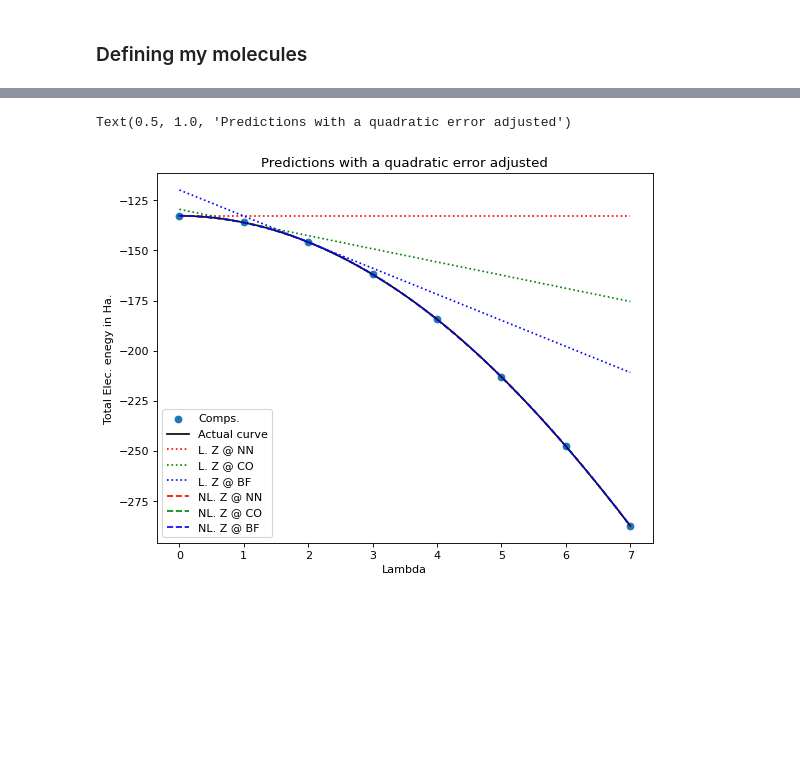
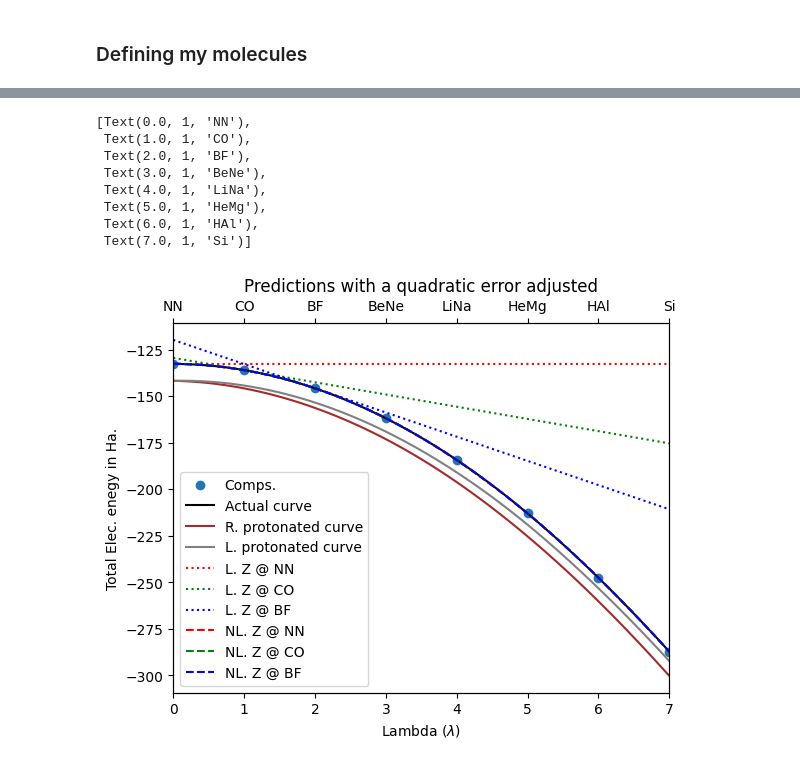
Before and after one commit to meetc1213/QA, a Jupyter notebook: My_code.ipynb, the cells around one changed output, grey strips where cells are left out. Saved outputs shown, nothing was run; the diff lists cells and outputs as text; code cells hidden in the pictures; blank space fills up the shorter version.

```diff
--- a/My_code.ipynb
+++ b/My_code.ipynb
@@ -82,10 +168,10 @@ def get_pred(mol_i,AG_i, e_i,l_i,l_f):
 # uncontracted cc-pvdz
 d = 2.1
 NN = gto.M(atom= f"N 0 0 0; N 0 0 {d}",unit="Bohr",basis='unc-ccpvdz')
-mf_NN, e_NN = new_mol(NN, 0,0)[1],new_mol(NN, 0,0)[2]
-CO, mf_CO, e_CO = new_mol(NN, 1,1)
-BF, mf_BF, e_BF = new_mol(NN, 2,2)
+mf_NN, e_NN = new_mol(NN, 7/3, 0,0)[1],new_mol(NN,7/3, 0,0)[2]
+CO, mf_CO, e_CO = new_mol(NN, 7/3, 1,1)[:3]
+BF, mf_BF, e_BF = new_mol(NN, 7/3, 2,2) [:3]
 
-e_BeNe, e_LiNA,e_HeMg, e_HAl, e_Si = new_mol(NN,3,3)[2],new_mol(NN,4,4)[2], new_mol(NN,5,5)[2],\
-                                    new_mol(NN,6,6)[2],new_mol(NN,7,7)[2],
+e_BeNe, e_LiNA,e_HeMg, e_HAl, e_Si = new_mol(NN,7/3,3,3)[2],new_mol(NN,7/3,4,4)[2], new_mol(NN,7/3,5,5)[2],\
+                                    new_mol(NN,7/3,6,6)[2],new_mol(NN,7/3,7,7)[2]
 # %%
@@ -104,0 +184,6 @@ frac_energies = np.loadtxt(f'data/dft_0_to_{max_lam}.csv')
+# %%
+'''getting / generating data for protonation'''
+s = 0.94 # 0.5 angstroms or 0.94 Bohr.
+gen = False
+data = get_asymmetric_change_data(0,max_lam, gen)
+R_NN,L_NN = data[0],data[1]
@@ -172,7 +309,7 @@ prediction = np.array([pre_NN_nl, pre_CO_nl, pre_BF_nl])
 def fit(x, a, b, c):
     return a*(x-b)**2 + c
 
-quad_err = frac_energies - prediction
+quad_err = frac_energies - prediction_7_3
 x_axis = np.linspace(0,max_lam,steps + 1)
 
 popt_NN, pcov_NN = curve_fit(fit, x_axis, quad_err[0],absolute_sigma=True)
@@ -184,7 +321,7 @@ fitted_err_CO = np.array(fit(x_axis, *popt_CO))
 popt_BF, pcov_BF = curve_fit(fit, x_axis, quad_err[2],absolute_sigma=True)
 fitted_err_BF = np.array(fit(x_axis, *popt_BF))
 
-quad_adjusted_prediction = prediction +np.array([fitted_err_NN, fitted_err_CO, fitted_err_BF])
+quad_adjusted_prediction = prediction_7_3 +np.array([fitted_err_NN, fitted_err_CO, fitted_err_BF])
 # %%
 '''Fititng quartic error'''
 def quart_fit(x, a, b, c,d,e):
@@ -204,33 +372,46 @@ quart_adjusted_prediction = quad_adjusted_prediction +np.array([q_fitted_err_NN,
 # %%
 '''Plotting graph for symmetrical alchemical changes'''
 
 # plotting the linearzied Z predictions
 l_vals = np.array([np.array(x) for x in [pre_NN_l,pre_CO_l,pre_BF_l]])
-# quad_vals = vals + np.array([np.zeros(steps + 1),fitted_err_NN,np.zeros(steps + 1),fitted_err_CO,np.zeros(steps + 1),fitted_err_BF])
-# quartic_vals = quad_vals + np.array([np.zeros(steps + 1),q_fitted_err_NN,np.zeros(steps + 1),q_fitted_err_CO,np.zeros(steps + 1),q_fitted_err_BF])
 l_keys = ['L. Z @ NN', 'L. Z @ CO','L. Z @ BF']
 nl_keys = ['NL. Z @ NN','NL. Z @ CO','NL. Z @ BF']
 
 l_lines = dict(zip(l_keys, l_vals))
 nl_lines = dict(zip(nl_keys,quart_adjusted_prediction))
 all_lines = {**l_lines, **nl_lines}
 
 format = ['r:','g:', 'b:','r--','g--', 'b--']
 
-figure(figsize=(8, 6), dpi=80)
-plt.scatter([0,1,2,3,4,5,6,7],[e_NN, e_CO, e_BF, e_BeNe, e_LiNA, e_HeMg, e_HAl, e_Si],label='Comps.')
-plt.plot(x_axis,np.array(frac_energies),'black',label='Actual curve')
-
+# figure(figsize=(8, 6), dpi=80)
+fig, ax = plt.subplots()
+ax.scatter([0,1,2,3,4,5,6,7],[e_NN, e_CO, e_BF, e_BeNe, e_LiNA, e_HeMg, e_HAl, e_Si],label='Comps.')
+ax.plot(x_axis,np.array(frac_energies),'black',label='Actual curve')
+ax.plot(x_axis,np.array(R_NN),'brown',label='R. protonated curve')
+ax.plot(x_axis,np.array(L_NN),'grey',label='L. protonated curve')
+# ax.plot(x_axis,)
 i = 0
 for line in all_lines:
     # plt.scatter(np.linspace(0,2,len(lines[line])),lines[line],label=line)
     plt.plot(x_axis,all_lines[line],format[i],label=line)
     i +=1
-plt.legend()
-plt.ylabel('Total Elec. enegy in Ha.')
-plt.xlabel('Lambda')
-plt.title('Predictions with a quadratic error adjusted')
-# plt.savefig('main_curve',orientation='portrait')
+ax.legend()
+ax.set_ylabel('Total Elec. enegy in Ha.')
+ax.set_xlabel(r'Lambda ($\lambda$)')
+ax.set_xlim(0,7)
+ax.set_title('Predictions with a quadratic error adjusted')
+
+# add another x axis in plot
+ax2 = ax.twiny()
+ax2.set_xlim(ax.get_xlim())
+ax2.set_xticklabels(['NN','CO','BF','BeNe','LiNa','HeMg','HAl','Si'])
 # %% [output]
-Text(0.5, 1.0, 'Predictions with a quadratic error adjusted')
+[Text(0.0, 1, 'NN'),
+ Text(1.0, 1, 'CO'),
+ Text(2.0, 1, 'BF'),
+ Text(3.0, 1, 'BeNe'),
+ Text(4.0, 1, 'LiNa'),
+ Text(5.0, 1, 'HeMg'),
+ Text(6.0, 1, 'HAl'),
+ Text(7.0, 1, 'Si')]
-[figure, old version]
+[figure, new version]
```
Also changed, not shown: parts of 45 cells of this notebook, 7 other files.
